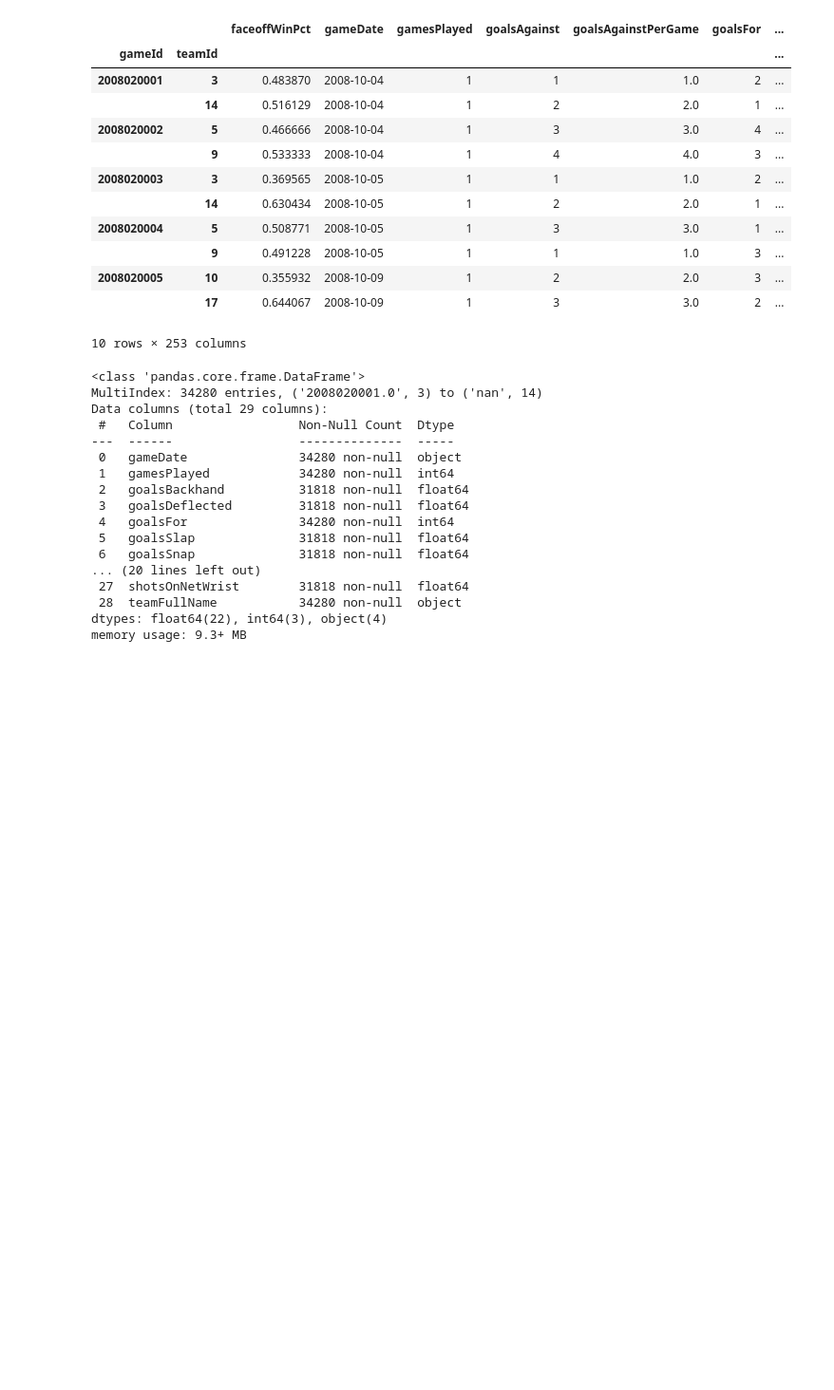
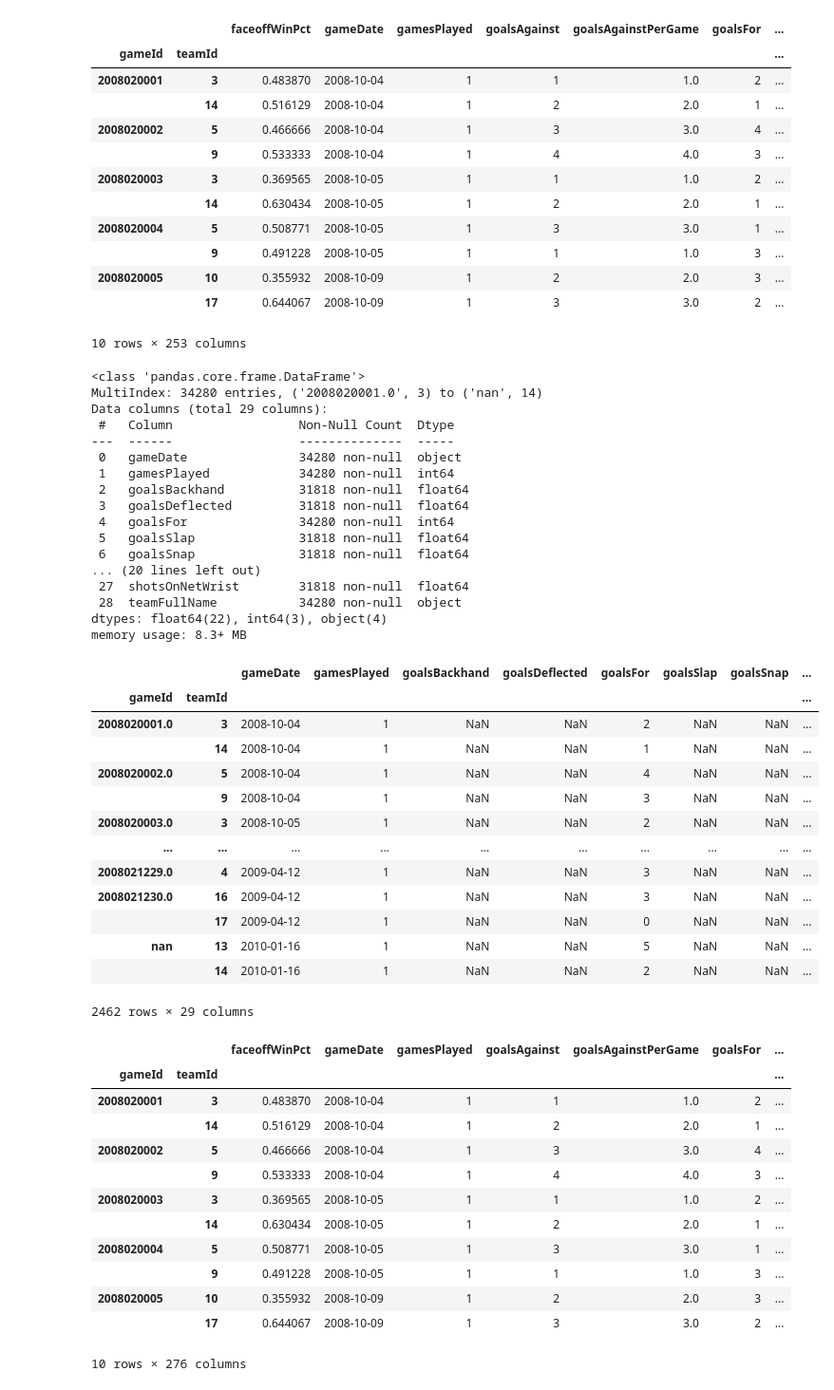
Before and after one commit to BoogaDev/BoogaDev, a Jupyter notebook: base.ipynb, the cells around one changed output. Shown at 95% size. Saved outputs shown, nothing was run; the diff lists cells and outputs as text; code cells hidden in the pictures; blank space fills up the shorter version.

```diff
--- a/base.ipynb
+++ b/base.ipynb
@@ -628,27 +1008,59 @@ base.head(10)
 | 2008020005 | 10 | 0.355932 | 2008-10-09 | 1 | 2 | 2.0 | 3 | ... |
 |  | 17 | 0.644067 | 2008-10-09 | 1 | 3 | 3.0 | 2 | ... |
 10 rows × 253 columns
+# %%
+import numpy as np
+df_19.info()
+df_19.head()
+# df_19.loc[df_19["shotsOnNetSlap"] == "NaN", "shotsOnNetSlap"] = np.nan
+df_19[df_19["shotsOnNetSlap"].isna()]
+# %% [output]
+<class 'pandas.core.frame.DataFrame'>
+MultiIndex: 34280 entries, ('2008020001.0', 3) to ('nan', 14)
+Data columns (total 29 columns):
+ #   Column                 Non-Null Count  Dtype
+---  ------                 --------------  -----
+ 0   gameDate               34280 non-null  object
+ 1   gamesPlayed            34280 non-null  int64
+ 2   goalsBackhand          31818 non-null  float64
+ 3   goalsDeflected         31818 non-null  float64
+ 4   goalsFor               34280 non-null  int64
+ 5   goalsSlap              31818 non-null  float64
+ 6   goalsSnap              31818 non-null  float64
+... (20 lines left out)
+ 27  shotsOnNetWrist        31818 non-null  float64
+ 28  teamFullName           34280 non-null  object
+dtypes: float64(22), int64(3), object(4)
+memory usage: 8.3+ MB
+|  |  | gameDate | gamesPlayed | goalsBackhand | goalsDeflected | goalsFor | goalsSlap | goalsSnap | ... |
+| gameId | teamId |  |  |  |  |  |  |  | ... |
+| 2008020001.0 | 3 | 2008-10-04 | 1 | NaN | NaN | 2 | NaN | NaN | ... |
+|  | 14 | 2008-10-04 | 1 | NaN | NaN | 1 | NaN | NaN | ... |
+| 2008020002.0 | 5 | 2008-10-04 | 1 | NaN | NaN | 4 | NaN | NaN | ... |
+|  | 9 | 2008-10-04 | 1 | NaN | NaN | 3 | NaN | NaN | ... |
+| 2008020003.0 | 3 | 2008-10-05 | 1 | NaN | NaN | 2 | NaN | NaN | ... |
+| ... | ... | ... | ... | ... | ... | ... | ... | ... | ... |
+| 2008021229.0 | 4 | 2009-04-12 | 1 | NaN | NaN | 3 | NaN | NaN | ... |
+| 2008021230.0 | 16 | 2009-04-12 | 1 | NaN | NaN | 3 | NaN | NaN | ... |
+|  | 17 | 2009-04-12 | 1 | NaN | NaN | 0 | NaN | NaN | ... |
+| nan | 13 | 2010-01-16 | 1 | NaN | NaN | 5 | NaN | NaN | ... |
+|  | 14 | 2010-01-16 | 1 | NaN | NaN | 2 | NaN | NaN | ... |
+2462 rows × 29 columns
 # %%
-# base.shootingPctWrist
-# cols_to_use = df_19.columns.difference(base.columns)
-# base = base.join(df_19[cols_to_use])
-# base.head(10)
-df_19.info()
+cols_to_use = df_19.columns.difference(base.columns)
+base = base.join(df_19[cols_to_use])
+base.head(10)
 # %% [output]
+|  |  | faceoffWinPct | gameDate | gamesPlayed | goalsAgainst | goalsAgainstPerGame | goalsFor | ... |
+| gameId | teamId |  |  |  |  |  |  | ... |
+| 2008020001 | 3 | 0.483870 | 2008-10-04 | 1 | 1 | 1.0 | 2 | ... |
+|  | 14 | 0.516129 | 2008-10-04 | 1 | 2 | 2.0 | 1 | ... |
+| 2008020002 | 5 | 0.466666 | 2008-10-04 | 1 | 3 | 3.0 | 4 | ... |
+|  | 9 | 0.533333 | 2008-10-04 | 1 | 4 | 4.0 | 3 | ... |
+| 2008020003 | 3 | 0.369565 | 2008-10-05 | 1 | 1 | 1.0 | 2 | ... |
+|  | 14 | 0.630434 | 2008-10-05 | 1 | 2 | 2.0 | 1 | ... |
+| 2008020004 | 5 | 0.508771 | 2008-10-05 | 1 | 3 | 3.0 | 1 | ... |
+|  | 9 | 0.491228 | 2008-10-05 | 1 | 1 | 1.0 | 3 | ... |
+| 2008020005 | 10 | 0.355932 | 2008-10-09 | 1 | 2 | 2.0 | 3 | ... |
+|  | 17 | 0.644067 | 2008-10-09 | 1 | 3 | 3.0 | 2 | ... |
-<class 'pandas.core.frame.DataFrame'>
-MultiIndex: 34280 entries, ('2008020001.0', 3) to ('nan', 14)
-Data columns (total 29 columns):
- #   Column                 Non-Null Count  Dtype
----  ------                 --------------  -----
- 0   gameDate               34280 non-null  object
- 1   gamesPlayed            34280 non-null  int64
- 2   goalsBackhand          31818 non-null  float64
- 3   goalsDeflected         31818 non-null  float64
- 4   goalsFor               34280 non-null  int64
- 5   goalsSlap              31818 non-null  float64
- 6   goalsSnap              31818 non-null  float64
-... (20 lines left out)
- 27  shotsOnNetWrist        31818 non-null  float64
- 28  teamFullName           34280 non-null  object
-dtypes: float64(22), int64(3), object(4)
-memory usage: 9.3+ MB
+10 rows × 276 columns
```
Also changed, not shown: parts of 29 cells of this notebook, 1 other file.
